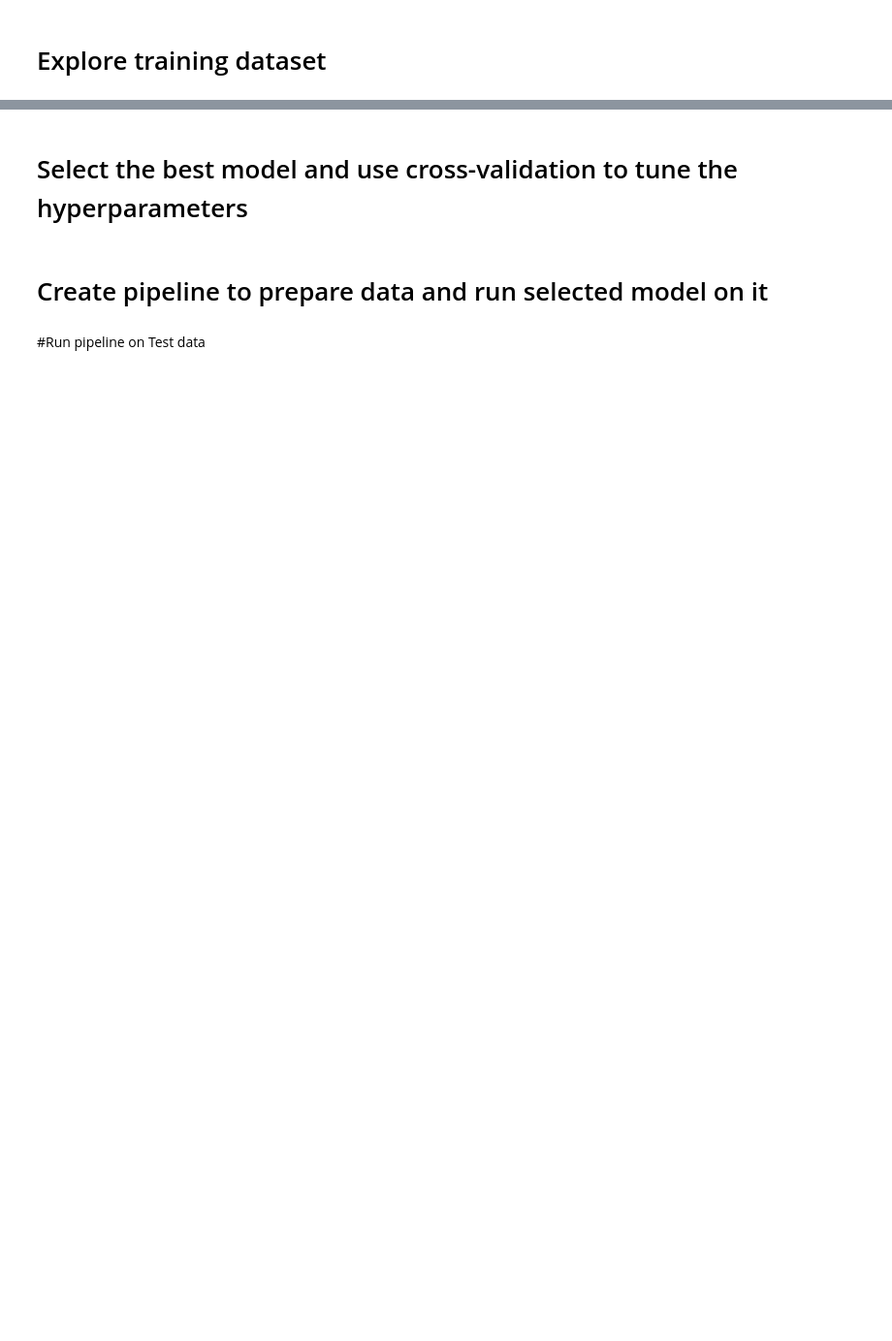
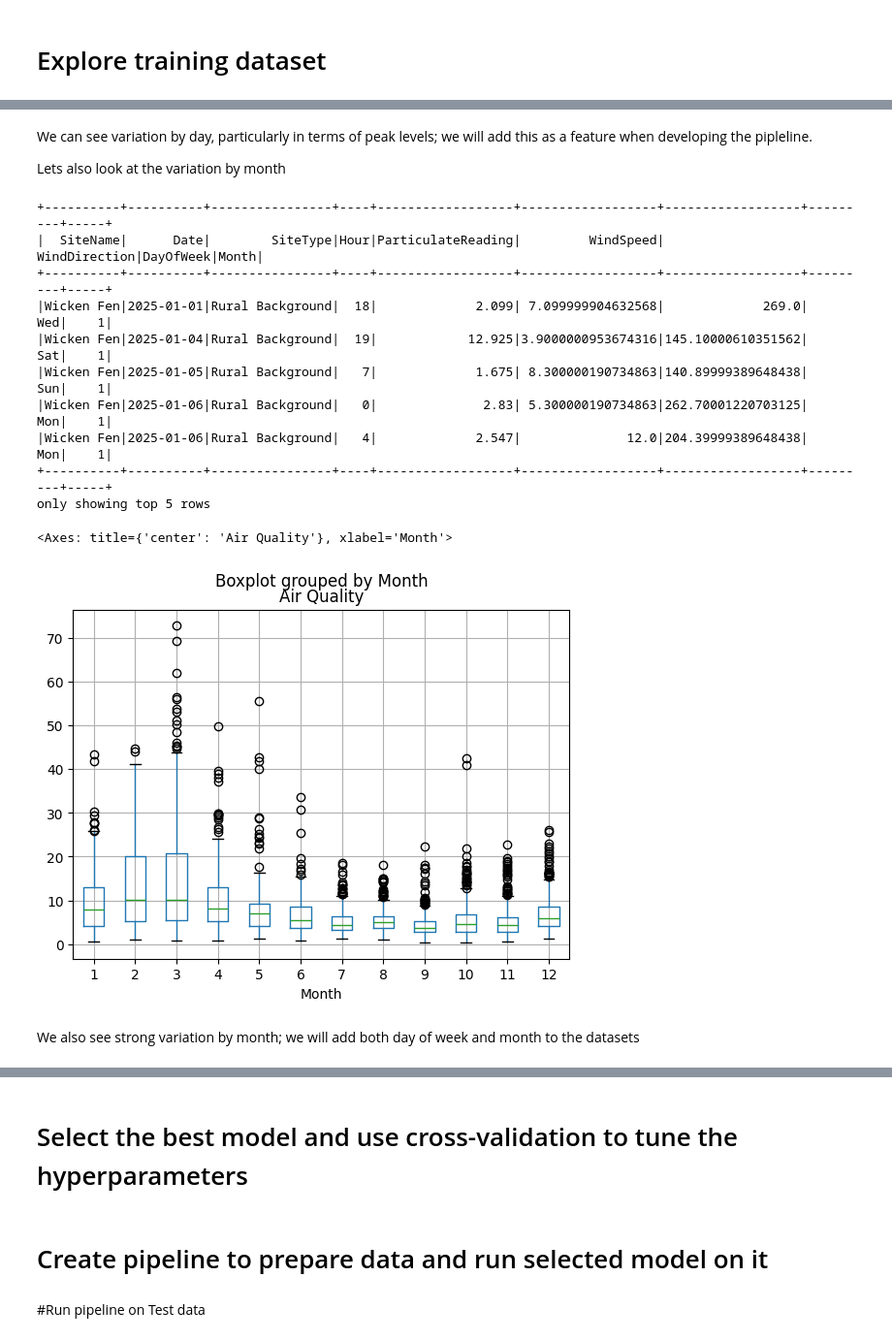
Before and after one commit to Pirate-Dan/MOD006902-Air-Quality, a Jupyter notebook: Air-Quality_PreProcessing.ipynb, the cells around one changed output, grey strips where cells are left out. Shown at 97% size. Cells and saved outputs as stored; diff of their text form; code cells hidden in the pictures; blank space fills up the shorter version.

```diff
--- a/AirQualityModel.ipynb
+++ b/Air-Quality_PreProcessing.ipynb
@@ -597,0 +667,28 @@ We can see that the mean, stadard deviation and IQR are similar across all sites
+# %% [markdown]
+We can see variation by day, particularly in terms of peak levels; we will add this as a feature when developing the pipleline.
+
+Lets also look at the variation by month
+# %%
+from pyspark.sql.functions import month
+df_explore=df_explore.withColumn('Month',month(df_explore.Date))
+df_explore.show(5)
+
+mnth = [x[0] for x in df_explore.select('Month','ParticulateReading').collect()]
+aq = [x[1] for x in df_explore.select('Month','ParticulateReading').collect()]
+month=pd.DataFrame({'Month':mnth, 'Air Quality':aq})
+month.sort_values('Month',ascending=True).boxplot(column='Air Quality',by='Month')
+# %% [output]
++----------+----------+----------------+----+------------------+------------------+------------------+---------+-----+
+|  SiteName|      Date|        SiteType|Hour|ParticulateReading|         WindSpeed|     WindDirection|DayOfWeek|Month|
++----------+----------+----------------+----+------------------+------------------+------------------+---------+-----+
+|Wicken Fen|2025-01-01|Rural Background|  18|             2.099| 7.099999904632568|             269.0|      Wed|    1|
+|Wicken Fen|2025-01-04|Rural Background|  19|            12.925|3.9000000953674316|145.10000610351562|      Sat|    1|
+|Wicken Fen|2025-01-05|Rural Background|   7|             1.675| 8.300000190734863|140.89999389648438|      Sun|    1|
+|Wicken Fen|2025-01-06|Rural Background|   0|              2.83| 5.300000190734863|262.70001220703125|      Mon|    1|
+|Wicken Fen|2025-01-06|Rural Background|   4|             2.547|              12.0|204.39999389648438|      Mon|    1|
++----------+----------+----------------+----+------------------+------------------+------------------+---------+-----+
+only showing top 5 rows
+<Axes: title={'center': 'Air Quality'}, xlabel='Month'>
+[figure, added]
+# %% [markdown]
+We also see strong variation by month; we will add both day of week and month to the datasets
```
Also changed, not shown: parts of 14 cells of this notebook.
